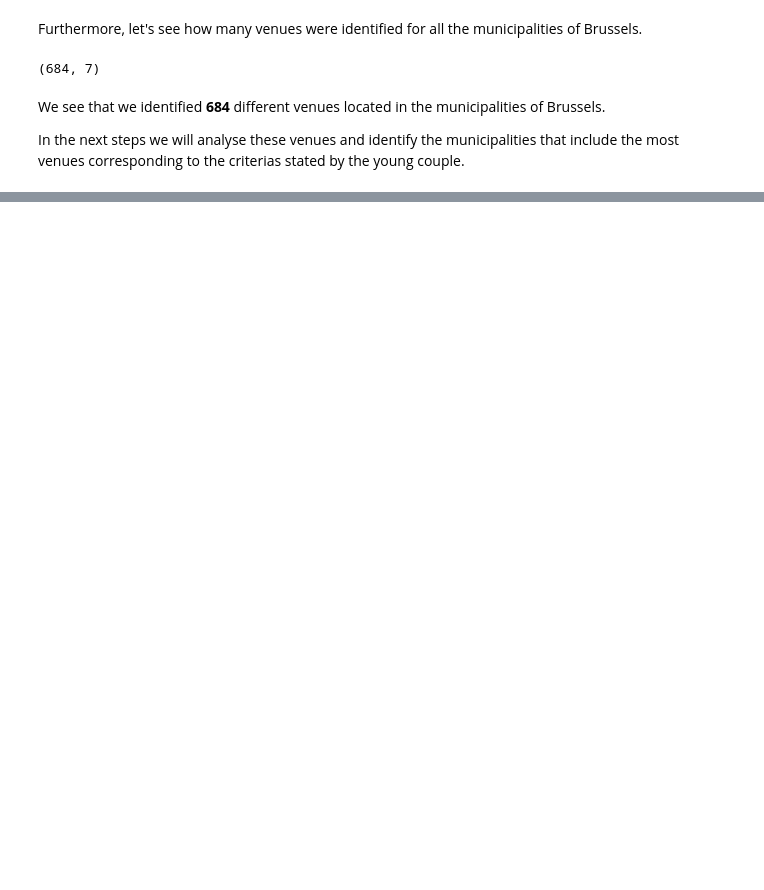
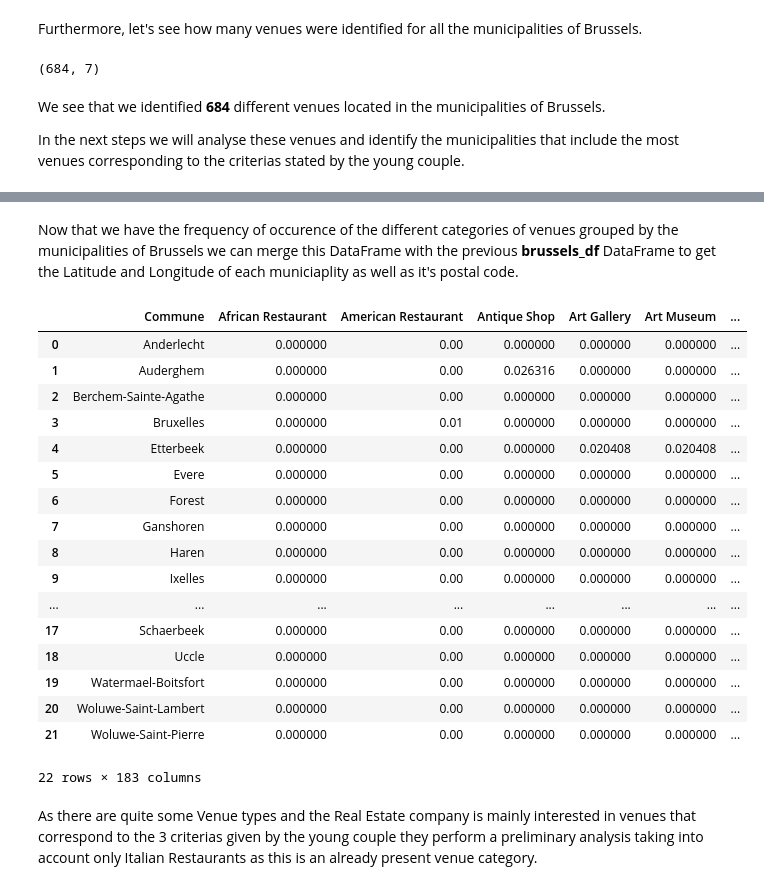
Before and after one commit to ArnaudBorrens/Battle-of-the-Neighbourhoods, a Jupyter notebook: Pyhton_Scripts/Final_Assignment.ipynb, the cells around one changed output, grey strips where cells are left out. Drawn from its saved outputs; the diff is of its cells as text; code cells hidden in the pictures; blank space fills up the shorter version.

```diff
--- a/Pyhton_Scripts/Final_Assignment.ipynb
+++ b/Pyhton_Scripts/Final_Assignment.ipynb
@@ -505,0 +587,27 @@ From there we wil analyze the different clusters in order to identify the cluste
+# %% [markdown]
+Now that we have the frequency of occurence of the different categories of venues grouped by the municipalities of Brussels we can merge this DataFrame with the previous **brussels_df** DataFrame to get the Latitude and Longitude of each municiaplity as well as it's postal code.
+# %%
+brussels_venues_grouped_full = brussels_venues_grouped.merge(brussels_df, on = ['Commune'])
+
+brussels_venues_grouped_full
+# %% [output]
+|  | Commune | African Restaurant | American Restaurant | Antique Shop | Art Gallery | Art Museum | ... |
+| 0 | Anderlecht | 0.000000 | 0.00 | 0.000000 | 0.000000 | 0.000000 | ... |
+| 1 | Auderghem | 0.000000 | 0.00 | 0.026316 | 0.000000 | 0.000000 | ... |
+| 2 | Berchem-Sainte-Agathe | 0.000000 | 0.00 | 0.000000 | 0.000000 | 0.000000 | ... |
+| 3 | Bruxelles | 0.000000 | 0.01 | 0.000000 | 0.000000 | 0.000000 | ... |
+| 4 | Etterbeek | 0.000000 | 0.00 | 0.000000 | 0.020408 | 0.020408 | ... |
+| 5 | Evere | 0.000000 | 0.00 | 0.000000 | 0.000000 | 0.000000 | ... |
+| 6 | Forest | 0.000000 | 0.00 | 0.000000 | 0.000000 | 0.000000 | ... |
+| 7 | Ganshoren | 0.000000 | 0.00 | 0.000000 | 0.000000 | 0.000000 | ... |
+| 8 | Haren | 0.000000 | 0.00 | 0.000000 | 0.000000 | 0.000000 | ... |
+| 9 | Ixelles | 0.000000 | 0.00 | 0.000000 | 0.000000 | 0.000000 | ... |
+| ... | ... | ... | ... | ... | ... | ... | ... |
+| 17 | Schaerbeek | 0.000000 | 0.00 | 0.000000 | 0.000000 | 0.000000 | ... |
+| 18 | Uccle | 0.000000 | 0.00 | 0.000000 | 0.000000 | 0.000000 | ... |
+| 19 | Watermael-Boitsfort | 0.000000 | 0.00 | 0.000000 | 0.000000 | 0.000000 | ... |
+| 20 | Woluwe-Saint-Lambert | 0.000000 | 0.00 | 0.000000 | 0.000000 | 0.000000 | ... |
+| 21 | Woluwe-Saint-Pierre | 0.000000 | 0.00 | 0.000000 | 0.000000 | 0.000000 | ... |
+22 rows × 183 columns
+# %% [markdown]
+As there are quite some Venue types and the Real Estate company is mainly interested in venues that correspond to the 3 criterias given by the young couple they perform a preliminary analysis taking into account only Italian Restaurants as this is an already present venue category.
```
Also changed, not shown: parts of 42 cells of this notebook.
